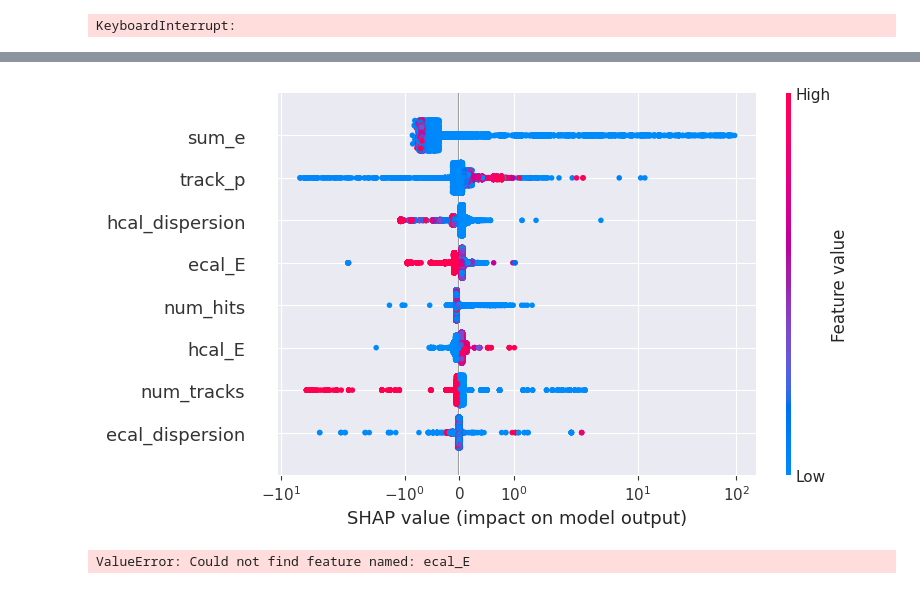
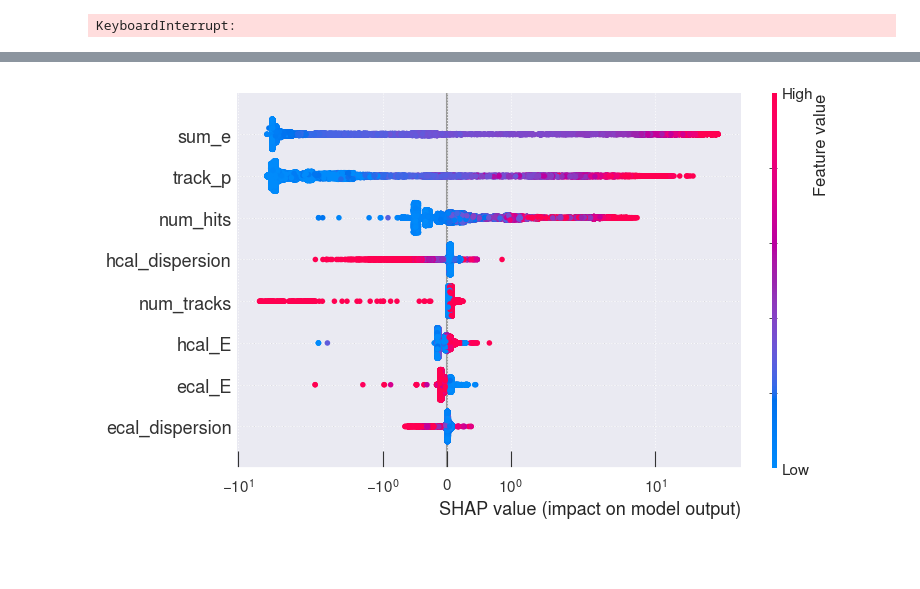
Before and after one commit to selvaggi/mlpf, a Jupyter notebook: notebooks/8_train_energy_regression.ipynb, the cells around one changed output, grey strips where cells are left out. Saved outputs shown, nothing was run; the diff lists cells and outputs as text; code cells hidden in the pictures; blank space fills up the shorter version.

```diff
--- a/notebooks/8_train_energy_regression.ipynb
+++ b/notebooks/8_train_energy_regression.ipynb
@@ -269,14 +301,19 @@ te = shap.TreeExplainer(model)
 shap_vals = te.shap_values(np.array(split[1]))
 # %%
 x_names = ["ecal_E", "hcal_E", "num_hits", "track_p", "ecal_dispersion", "hcal_dispersion", "sum_e", "num_tracks"]
-shap.summary_plot(shap_vals, split[1], feature_names=x_names, use_log_scale=True)
+shap.summary_plot(shap_vals, split[1], feature_names=x_names, use_log_scale=True, show=False)
+plt.savefig("/eos/user/g/gkrzmanc/2024/12_3_/shap_summary_tracks.pdf")
-# %% [output]
-[figure, removed]
 # %%
-#for name in x_names:
-#shap.dependence_plot(name, shap_vals, split[1], display_features=["sum_e"])
+import shap
+import numpy as np
+
+te = shap.TreeExplainer(model_regression)
+shap_vals_r = te.shap_values(np.array(split[1]))
+x_names = ["ecal_E", "hcal_E", "num_hits", "track_p", "ecal_dispersion", "hcal_dispersion", "sum_e", "num_tracks"]
+shap.summary_plot(shap_vals_r, split[1], feature_names=x_names, use_log_scale=True, show=False)
+plt.savefig("/eos/user/g/gkrzmanc/2024/12_3_/shap_summary_tracks_Regression.pdf")
 # %% [output]
-ValueError: Could not find feature named: ecal_E
+[figure, added]
 # %%
 # just plot sum_e vs. true_e_corr.factor
 fig, ax = plt.subplots(1, 1, figsize=(4, 4))
```
Also changed, not shown: parts of 21 cells of this notebook.
